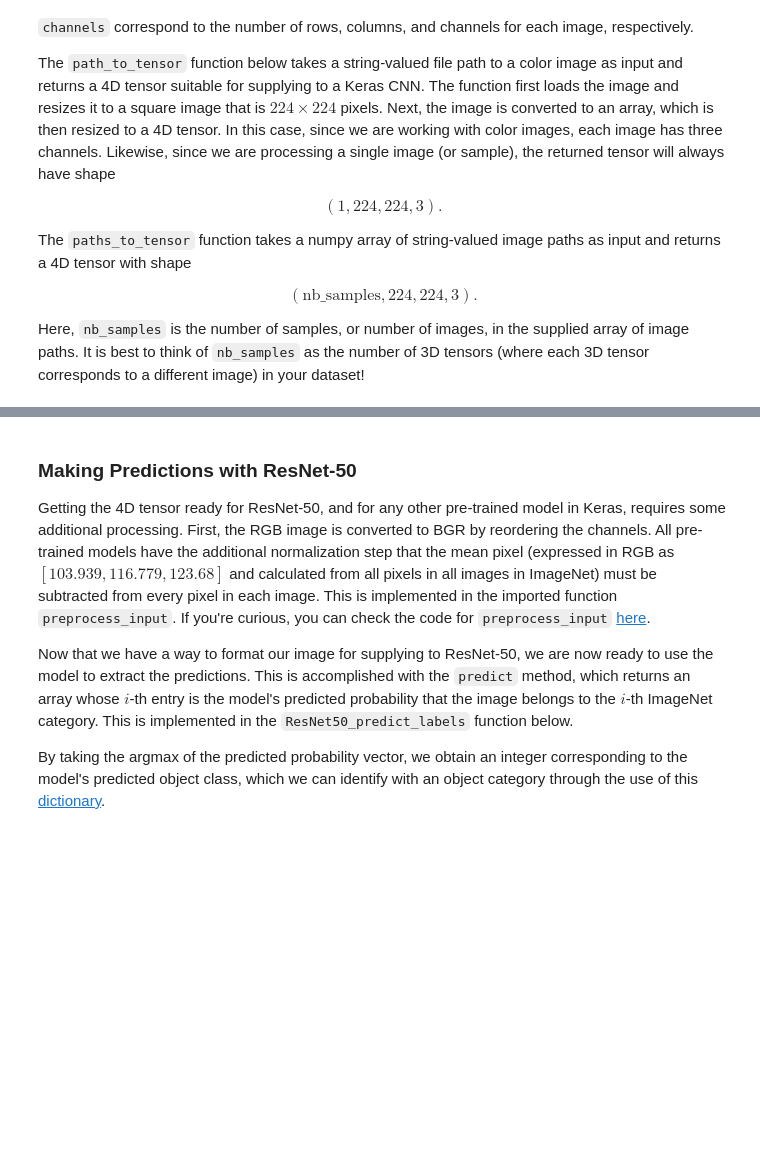
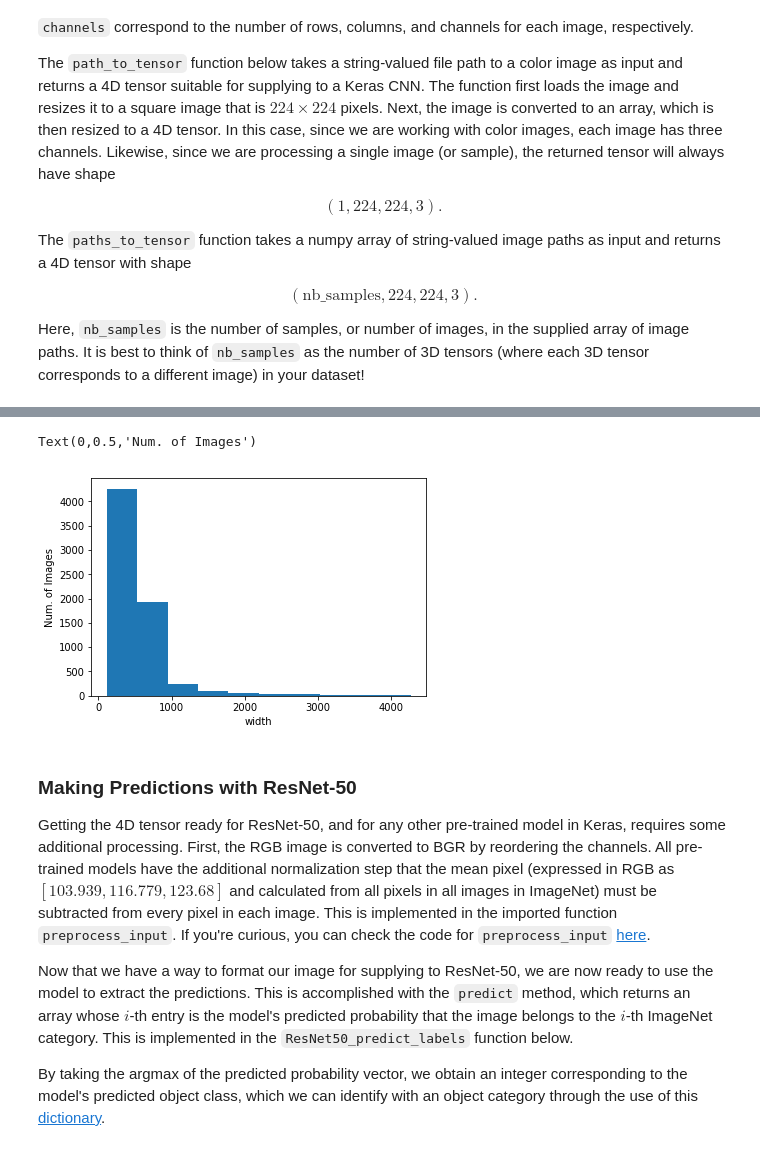
Before and after one commit to mohannad44/Dog-breeds-classification, a Jupyter notebook: dog_app.ipynb, the cells around one changed output, grey strips where cells are left out. Drawn from its saved outputs; the diff is of its cells as text; code cells hidden in the pictures; blank space fills up the shorter version.

```diff
--- a/dog_app.ipynb
+++ b/dog_app.ipynb
@@ -245 +305,9 @@ Here, `nb_samples` is the number of samples, or number of images, in the supplie
+# %%
+plt.figure()
+plt.hist(widths)
+plt.xlabel('width')
+plt.ylabel('Num. of Images')
+# %% [output]
+Text(0,0.5,'Num. of Images')
+[figure, added]
 # %%
```
Also changed, not shown: parts of 11 cells of this notebook.
